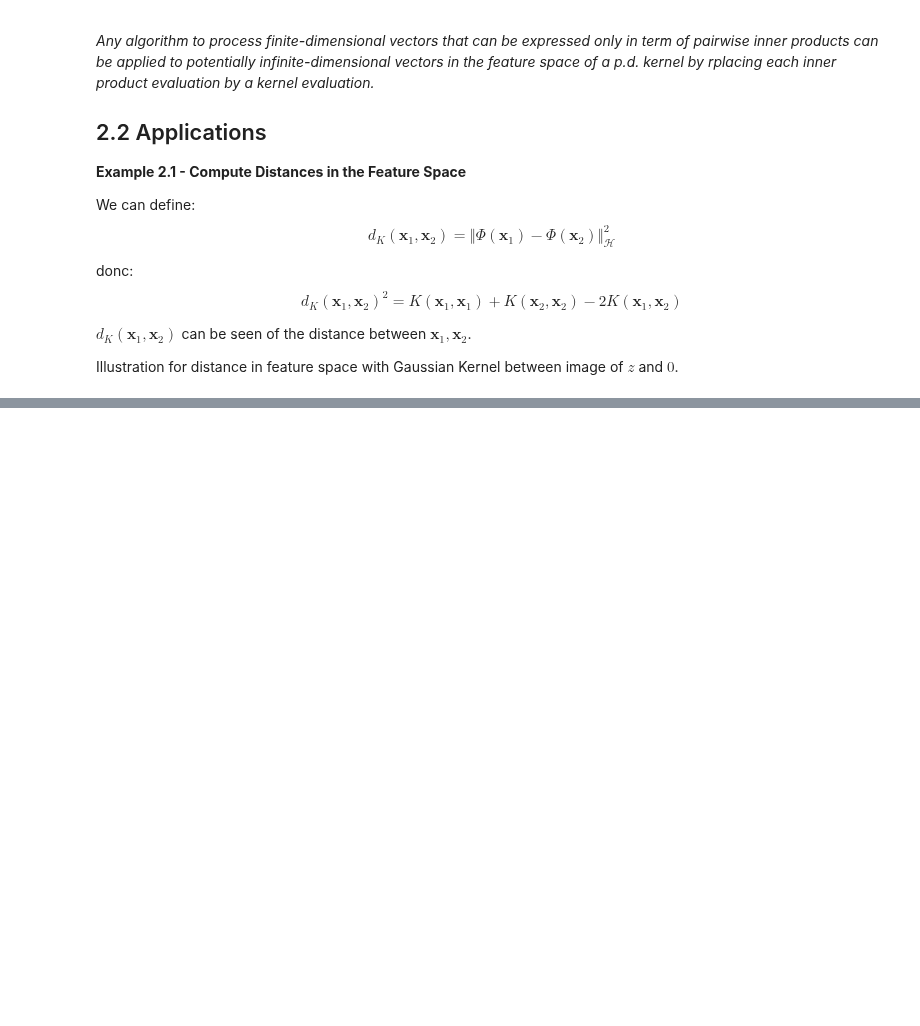
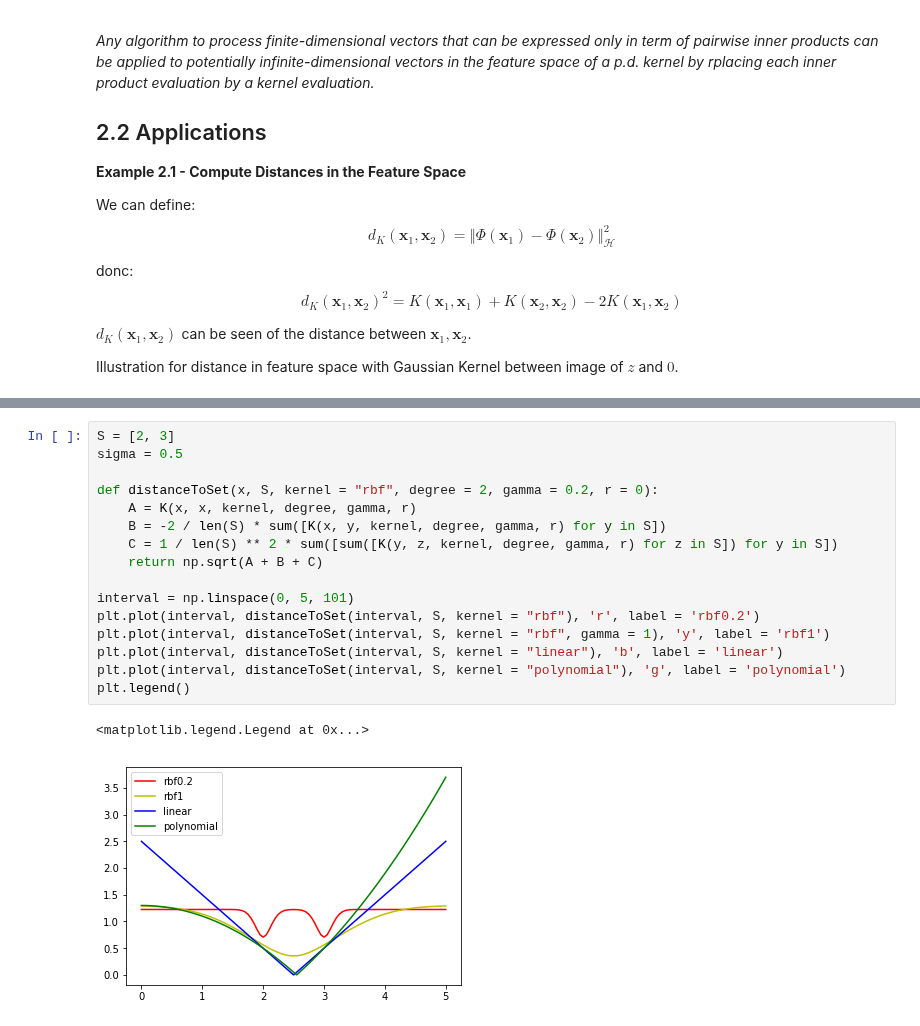
Before and after one commit to riduan91/DSC101, a Jupyter notebook: Readings/Kernels.ipynb, the cells around one changed output, grey strips where cells are left out. Saved outputs shown, nothing was run; the diff lists cells and outputs as text; blank space fills up the shorter version.

```diff
--- a/Readings/Kernels.ipynb
+++ b/Readings/Kernels.ipynb
@@ -234,0 +272,19 @@ plt.plot(interval, gaussian_distance(interval))
+# %%
+S = [2, 3]
+sigma = 0.5
+
+def distanceToSet(x, S, kernel = "rbf", degree = 2, gamma = 0.2, r = 0):
+    A = K(x, x, kernel, degree, gamma, r)
+    B = -2 / len(S) * sum([K(x, y, kernel, degree, gamma, r) for y in S])
+    C = 1 / len(S) ** 2 * sum([sum([K(y, z, kernel, degree, gamma, r) for z in S]) for y in S])
+    return np.sqrt(A + B + C)
+
+interval = np.linspace(0, 5, 101)
+plt.plot(interval, distanceToSet(interval, S, kernel = "rbf"), 'r', label = 'rbf0.2')
+plt.plot(interval, distanceToSet(interval, S, kernel = "rbf", gamma = 1), 'y', label = 'rbf1')
+plt.plot(interval, distanceToSet(interval, S, kernel = "linear"), 'b', label = 'linear')
+plt.plot(interval, distanceToSet(interval, S, kernel = "polynomial"), 'g', label = 'polynomial')
+plt.legend()
+# %% [output]
+<matplotlib.legend.Legend at 0x...>
+[figure, added]
```
Also changed, not shown: parts of 47 cells of this notebook, 2 other files.
